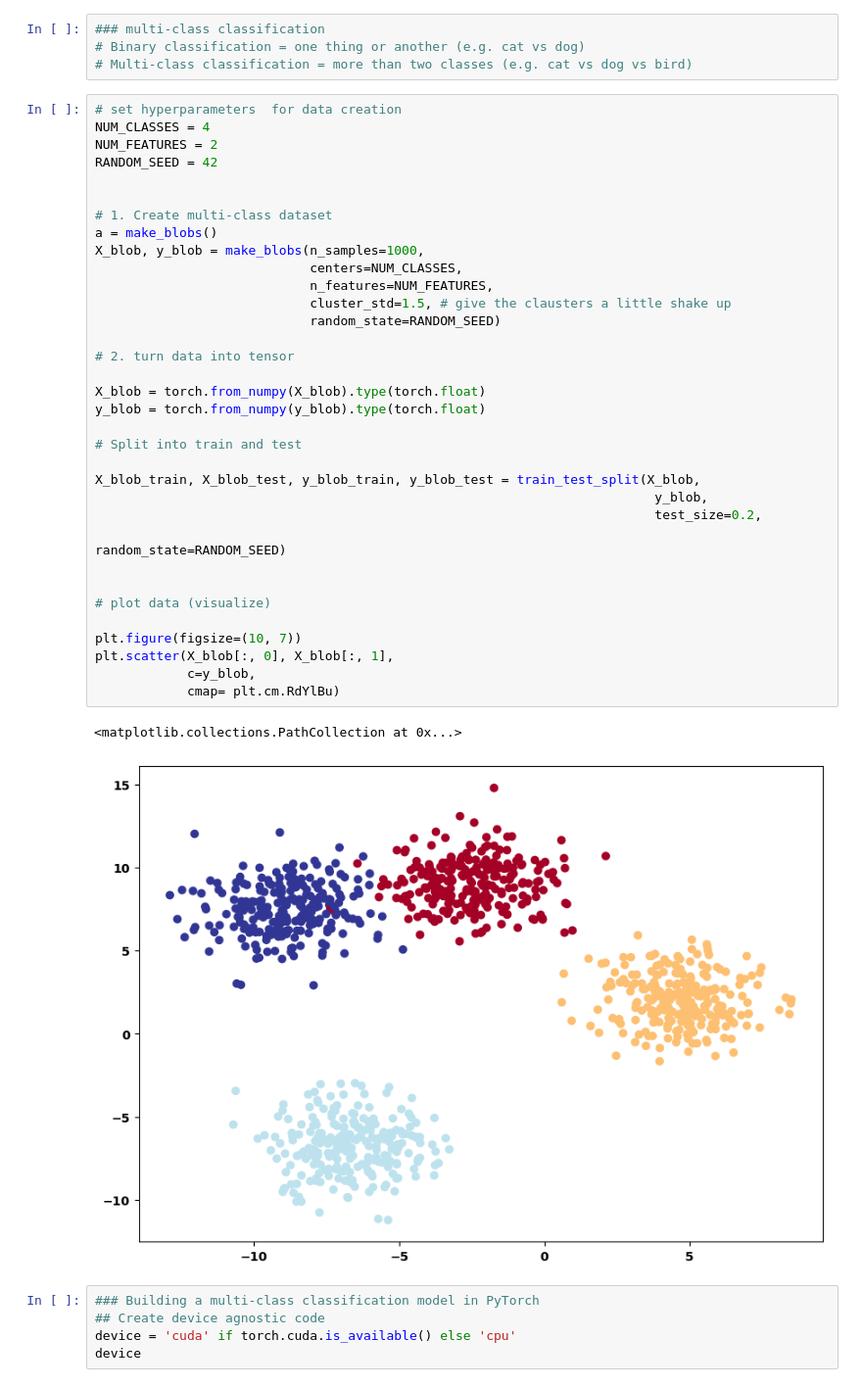
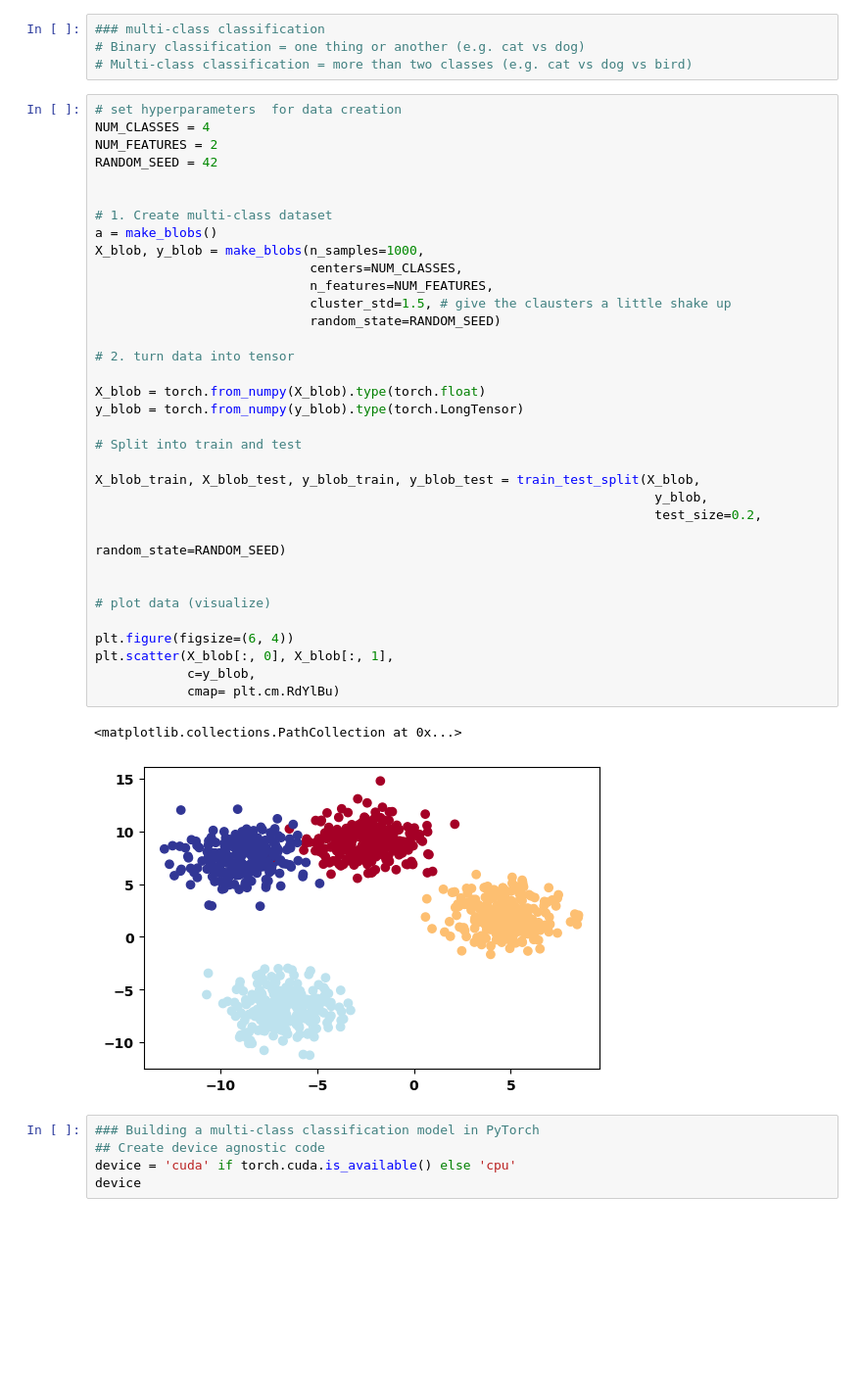
Before and after one commit to ahmad-shafiei/Pytorch_UnderConstruction, a Jupyter notebook: 03_nn_multiclassification.ipynb, the cells around one changed output. Shown: that part at 98% size. Drawn from its saved outputs; the diff is of its cells as text; blank space fills up the shorter version.

```diff
--- a/03_nn_multiclassification.ipynb
+++ b/03_nn_multiclassification.ipynb
@@ -17,36 +17,36 @@ NUM_FEATURES = 2
 RANDOM_SEED = 42
 
 
 # 1. Create multi-class dataset
 a = make_blobs()
 X_blob, y_blob = make_blobs(n_samples=1000,
                             centers=NUM_CLASSES,
                             n_features=NUM_FEATURES,
                             cluster_std=1.5, # give the clausters a little shake up
                             random_state=RANDOM_SEED)
 
 # 2. turn data into tensor
 
 X_blob = torch.from_numpy(X_blob).type(torch.float)
-y_blob = torch.from_numpy(y_blob).type(torch.float)
+y_blob = torch.from_numpy(y_blob).type(torch.LongTensor)
 
 # Split into train and test
 
 X_blob_train, X_blob_test, y_blob_train, y_blob_test = train_test_split(X_blob,
                                                                          y_blob,
                                                                          test_size=0.2,
                                                                          random_state=RANDOM_SEED)
 
 
 # plot data (visualize)
 
-plt.figure(figsize=(10, 7))
+plt.figure(figsize=(6, 4))
 plt.scatter(X_blob[:, 0], X_blob[:, 1],
             c=y_blob,
             cmap= plt.cm.RdYlBu)
 # %% [output]
 <matplotlib.collections.PathCollection at 0x...>
-[figure, old version]
+[figure, new version]
 # %%
 ### Building a multi-class classification model in PyTorch
 ## Create device agnostic code
```
Also changed, not shown: parts of 19 cells of this notebook, 3 other files.
